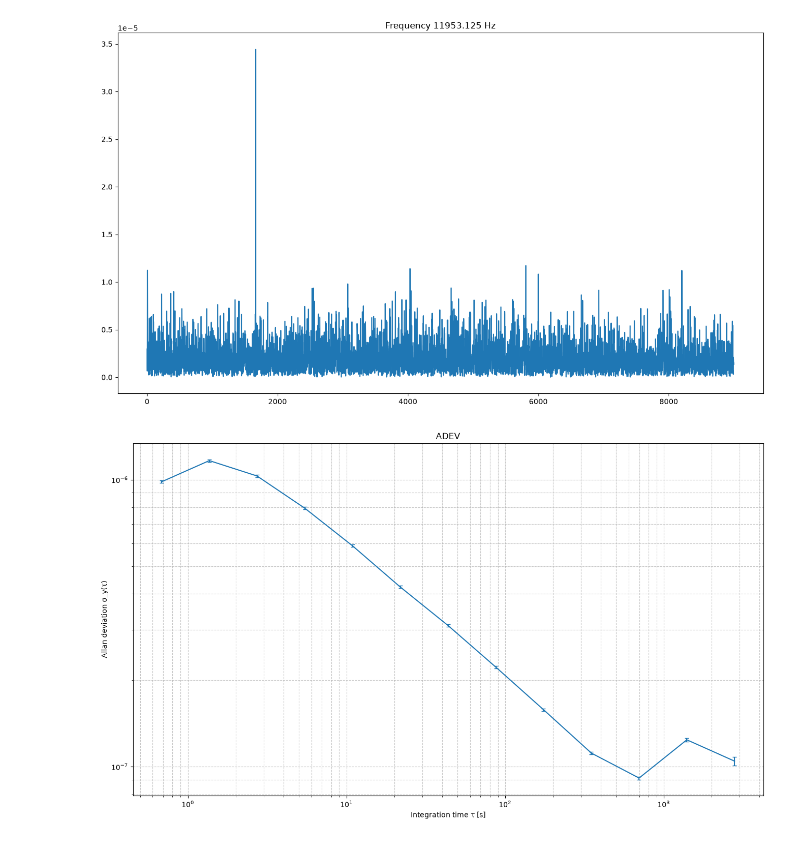
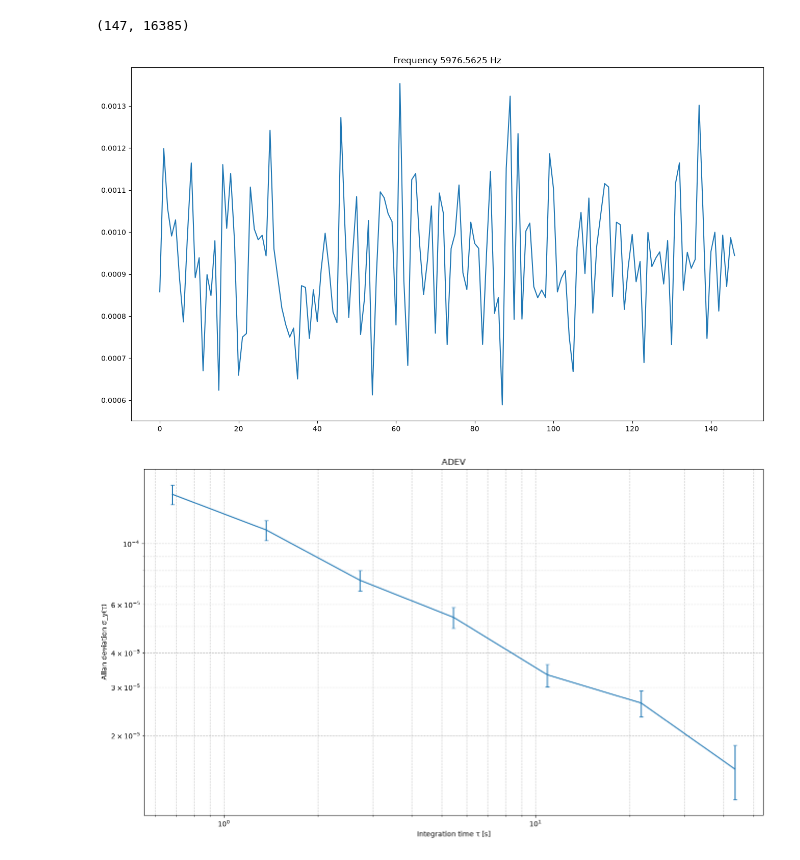
Before and after one commit to jnthek/vlf-spectrometer, a Jupyter notebook: analysis/Open_VLF_binfile.ipynb, the cells around one changed output. Cells and saved outputs as stored; diff of their text form; code cells hidden in the pictures.

```diff
--- a/analysis/Open_VLF_binfile.ipynb
+++ b/analysis/Open_VLF_binfile.ipynb
@@ -10,7 +11,12 @@ PATH = "../spectrometer/"
 # fname = "20261017-000127_vlf.bin" #With 12V battery
 # fname = "20261017-000356_vlf.bin" #With battery
 
-fname = "20261017-200125_vlf.bin" #With battery, 2 hour run
+# fname = "20261017-200125_vlf.bin" #With battery, 2 hour run
+
+# fname = "20261021-082604_vlf.bin"
+
+# fname = "20261021-090741_vlf.bin"
+fname = "20261021-091032_vlf.bin"
 
 metadata = np.fromfile(PATH+fname, dtype=np.float64, count=128)
 epoch = metadata[0]
@@ -18,13 +24,19 @@ fs = int(metadata[1])
 NFFT = int(metadata[2])
 actual_t_int = metadata[3]
 datafmt = int(metadata[4])
-print (epoch, fs, NFFT, actual_t_int, datafmt)
+
+obs_ident_encoded = metadata[5]
+raw_bytes = struct.pack('<d', obs_ident_encoded)
+clean_bytes = raw_bytes.split(b'\x00')[0]
+obs_ident = clean_bytes.decode('ascii')
+
+print (f"epoch = {epoch}, \nfs = {fs}, \nNFFT = {NFFT}, \nactual_t_int = {actual_t_int}, \ndatafmt = {datafmt}, \nobs_ident = {obs_ident}")
 
 len_spectrum = int(NFFT/2)+1+1
 if datafmt==0:
-    rawdata = np.fromfile(PATH+fname, dtype=np.float64, offset=1024)
+    rawdata = np.memmap(PATH+fname, dtype=np.float64, offset=1024, mode='r')
 else:
-    rawdata = np.fromfile(PATH+fname, dtype=np.float32, offset=1024)
+    rawdata = np.memmap(PATH+fname, dtype=np.float32, offset=1024, mode='r')
 
 N_good_spectra = int(len(rawdata)/len_spectrum) #The idea here is to avoid the last corrupted spectrum, if any, due to a sudden exit in the acq code
 data_w_timestamps = np.reshape(rawdata[0:int(N_good_spectra*len_spectrum)], (N_good_spectra, len_spectrum))
@@ -53,23 +70,27 @@ plt.semilogy(freq, mean_spec/np.max(mean_spec)) #
+# %%
+spectra.shape
+# %% [output]
+(147, 16385)
 # %%
 chan_index = 4080
-y = spectra[chan_index, 1000:10000] #Some random channel
+y = spectra[:, chan_index] #Some random channel
 
 plt.figure(figsize=(16,9))
 plt.title(f"Frequency {freq[chan_index]} Hz")
 plt.plot(y) #
 
 tau, adev, adev_err, n = allantools.oadev(y, rate=1/actual_t_int, data_type='freq') # rate needs a second look
 plt.figure(figsize=(16,9))
 plt.title(f'ADEV')
 plt.errorbar(tau, adev, yerr=adev_err, fmt='-', capsize=3)
 plt.xscale('log')
 plt.yscale('log')
 plt.xlabel('Integration time τ [s]')
 plt.ylabel('Allan deviation σ_y(τ)')
 plt.grid(which='both', linestyle='--', alpha=0.7)
 # %% [output]
-[figure, old version]
+[figure, new version]
-[figure, old version]
+[figure, new version]
 # %%
 # zoom_indices = np.where((freq>100) & (freq<48e3))[0]
 
```
Also changed, not shown: parts of 5 cells of this notebook, 3 other files.
